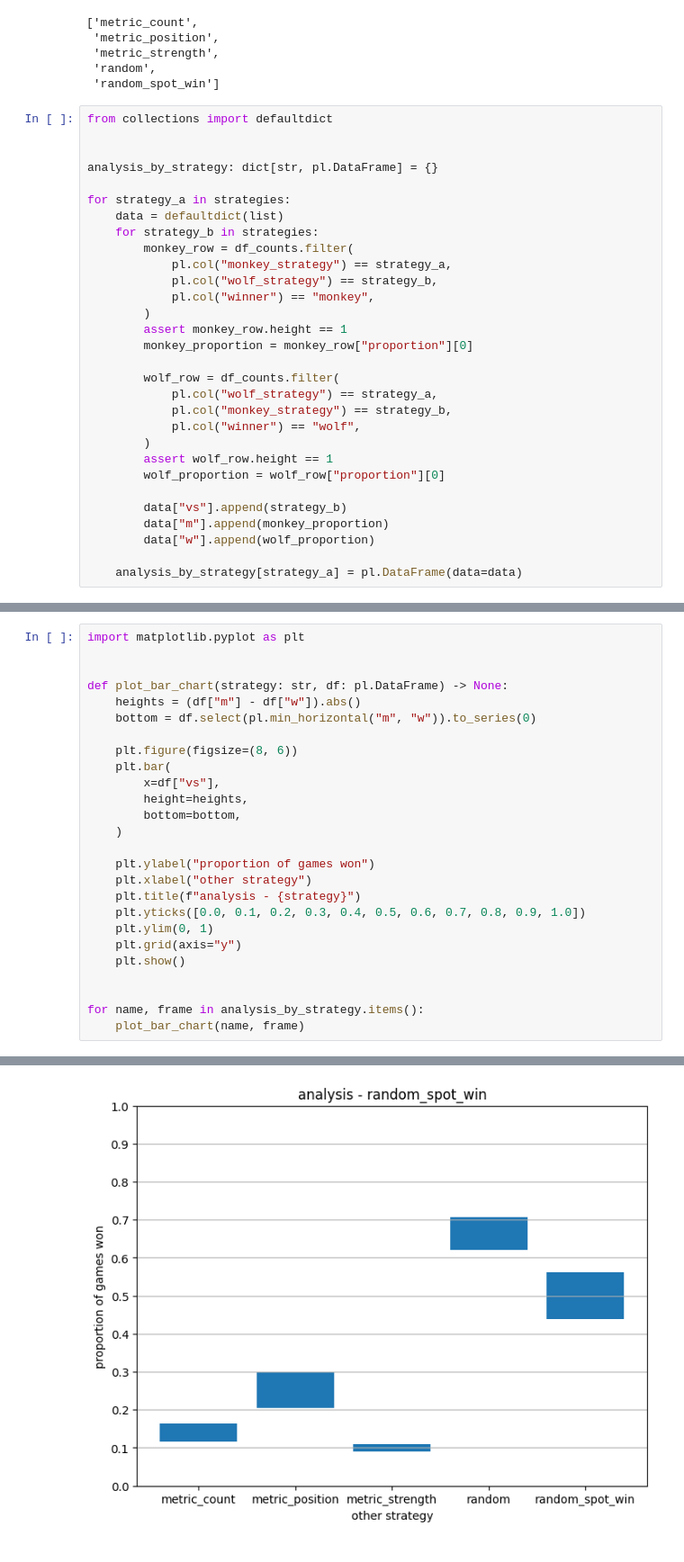
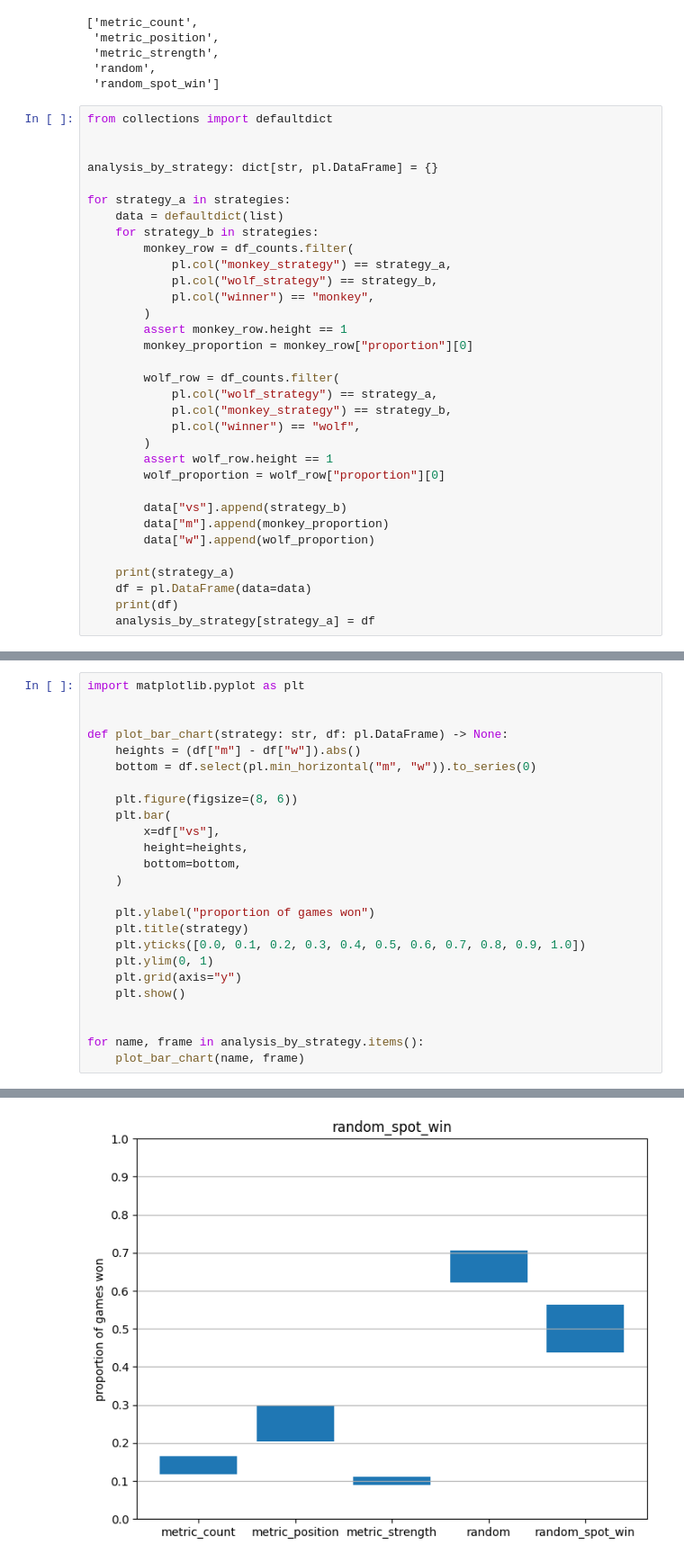
Before and after one commit to luke-chapman/ninja-taisen, a Jupyter notebook: analysis/ninja-taisen-20240828_192434/heuristic_analysis.ipynb, the cells around one changed output, grey strips where cells are left out. Shown at 90% size. Cells and saved outputs as stored; diff of their text form.

```diff
--- a/analysis/ninja-taisen-20240828_192434/heuristic_analysis.ipynb
+++ b/analysis/ninja-taisen-20240828_192434/heuristic_analysis.ipynb
@@ -64,4 +64,7 @@ for strategy_a in strategies:
         data["m"].append(monkey_proportion)
         data["w"].append(wolf_proportion)
 
-    analysis_by_strategy[strategy_a] = pl.DataFrame(data=data)
+    print(strategy_a)
+    df = pl.DataFrame(data=data)
+    print(df)
+    analysis_by_strategy[strategy_a] = df
@@ -81,8 +102,7 @@ def plot_bar_chart(strategy: str, df: pl.DataFrame) -> None:
     )
 
     plt.ylabel("proportion of games won")
-    plt.xlabel("other strategy")
-    plt.title(f"analysis - {strategy}")
+    plt.title(strategy)
     plt.yticks([0.0, 0.1, 0.2, 0.3, 0.4, 0.5, 0.6, 0.7, 0.8, 0.9, 1.0])
     plt.ylim(0, 1)
     plt.grid(axis="y")
@@ -99 +119 @@ for name, frame in analysis_by_strategy.items():
-[figure, old version]
+[figure, new version]
```
Also changed, not shown: parts of 3 cells of this notebook.
